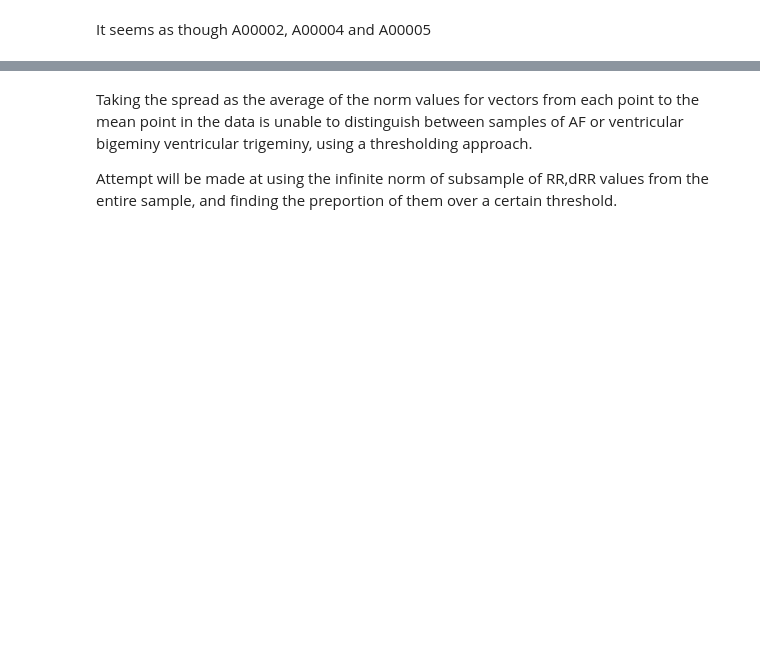
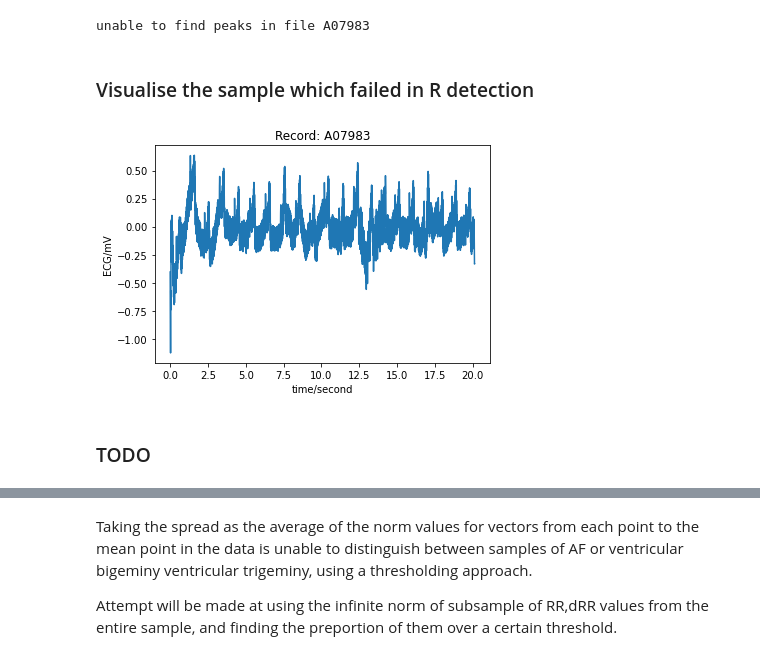
Before and after one commit to jordanesmith/Data_of_your_Heart_11B_Project, a Jupyter notebook: RRintervalsMethod.ipynb, the cells around one changed output, grey strips where cells are left out. Cells and saved outputs as stored; diff of their text form; code cells hidden in the pictures; blank space fills up the shorter version.

```diff
--- a/RRintervalsMethod.ipynb
+++ b/RRintervalsMethod.ipynb
@@ -3,10 +3,10 @@
 # %%
 # Load NeuroKit and other useful packages
-import neurokit2 as nk
+import neurokit2 as nk #TODO look into this algorithm
 import numpy as np
 import pandas as pd
 import matplotlib.pyplot as plt
 import seaborn as sns
+import os
 import scipy
-%matplotlib inline
-plt.rcParams['figure.figsize'] = [8, 5]  # Bigger images
+from tqdm import tqdm
@@ -54,2 +115,0 @@ plt.legend()
-# %% [markdown]
-It seems as though A00002, A00004 and A00005
@@ -55,0 +118,20 @@ It seems as though A00002, A00004 and A00005
+# %%
+path_to_2017_dataset = "2_data\\physionet_datasets\\training2017\\"
+grid_counting_data = generate_grid_count_data_for_dataset(path_to_dataset=path_to_2017_dataset, grid_counting_data=grid_counting_data)
+# %% [output]
+unable to find peaks in file A07983
+# %% [markdown]
+### Visualise the sample which failed in R detection
+# %%
+import wfdb
+
+def show_sample_ecg(path_to_sample):
+    sample_to_visualise = path_to_sample.split("\\")[-1].split('.mat',2)[0]
+    record = wfdb.rdrecord(path_to_sample.split('.mat',2)[0], channels=[0])
+    wfdb.plot_wfdb(record=record, plot_sym=True, time_units='seconds')
+# %%
+show_sample_ecg("2_data\\physionet_datasets\\training2017\\A07983.mat")
+# %% [output]
+[figure, added]
+# %% [markdown]
+### TODO
```
Also changed, not shown: parts of 55 cells of this notebook.
